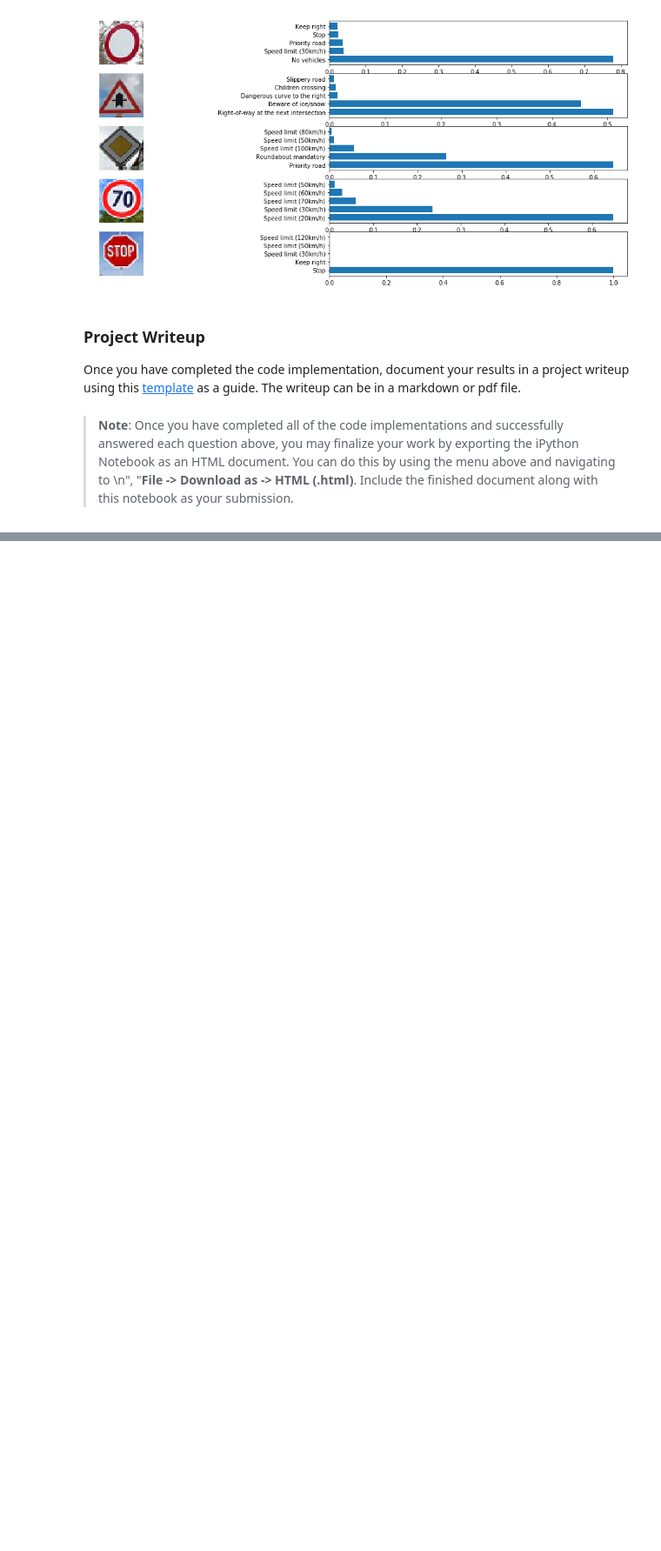
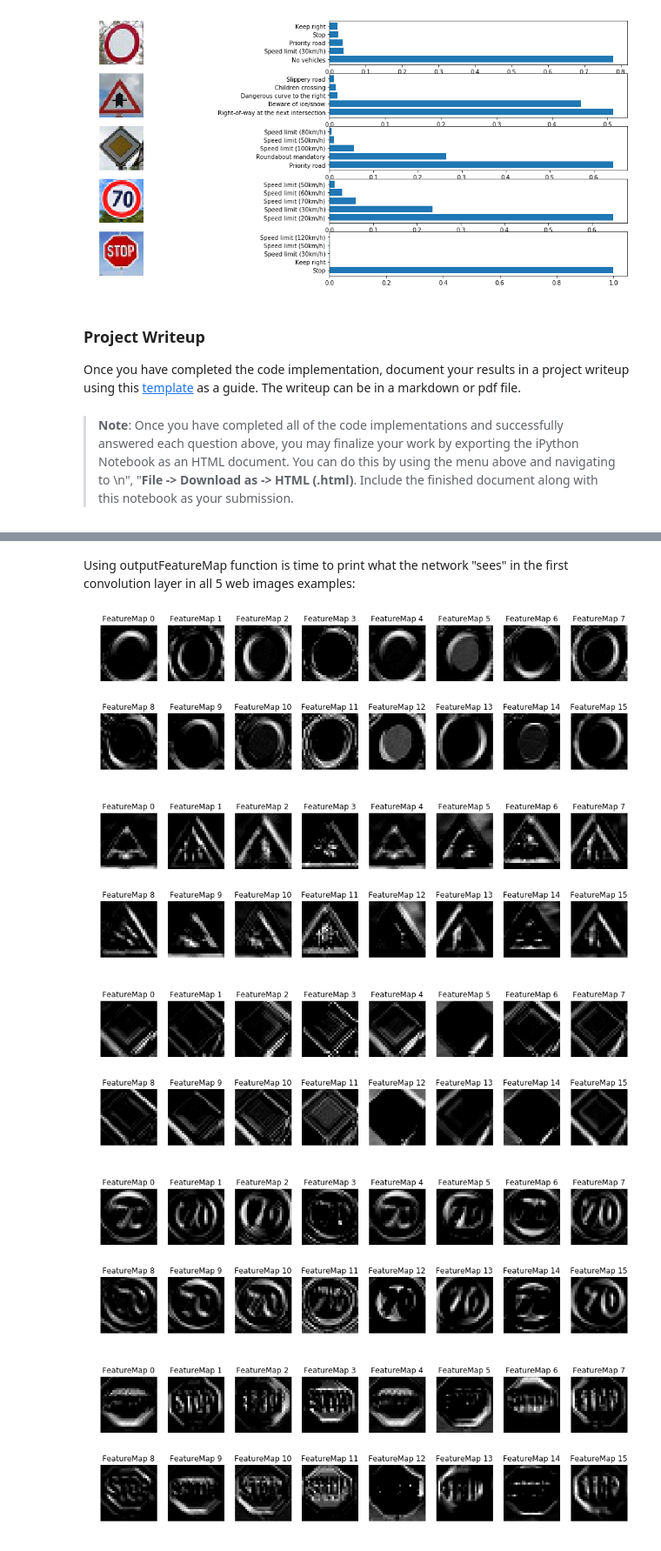
Before and after one commit to YggdrasillTech/SDCND_Project2, a Jupyter notebook: P2.ipynb, the cells around one changed output, grey strips where cells are left out. Shown at 87% size. Saved outputs shown, nothing was run; the diff lists cells and outputs as text; code cells hidden in the pictures; blank space fills up the shorter version.

```diff
--- a/P2.ipynb
+++ b/P2.ipynb
@@ -859,12 +894,13 @@ def outputFeatureMap(image_input, tf_activation, activation_min=-1, activation_m
     # image_input =
     # Note: x should be the same name as your network's tensorflow data placeholder variable
     # If you get an error tf_activation is not defined it may be having trouble accessing the variable from inside a function
-    activation = tf_activation.eval(session=sess,feed_dict={x : image_input})
+    activation = tf_activation.eval(session=sess,feed_dict={x : image_input, convkeep_prob: 1.0})
     featuremaps = activation.shape[3]
     plt.figure(plt_num, figsize=(15,15))
     for featuremap in range(featuremaps):
         plt.subplot(6,8, featuremap+1) # sets the number of feature maps to show on each row and column
         plt.title('FeatureMap ' + str(featuremap)) # displays the feature map number
+        plt.axis('off')
         if activation_min != -1 & activation_max != -1:
             plt.imshow(activation[0,:,:, featuremap], interpolation="nearest", vmin =activation_min, vmax=activation_max, cmap="gray")
         elif activation_max != -1:
@@ -873,3 +909,16 @@ def outputFeatureMap(image_input, tf_activation, activation_min=-1, activation_m
             plt.imshow(activation[0,:,:, featuremap], interpolation="nearest", vmin=activation_min, cmap="gray")
         else:
             plt.imshow(activation[0,:,:, featuremap], interpolation="nearest", cmap="gray")
+# %% [markdown]
+Using outputFeatureMap function is time to print what the network "sees" in the first convolution layer in all 5 web images examples:
+# %%
+with tf.Session() as sess:
+    for i in range(len(pp_web_img)):
+        saver.restore(sess, tf.train.latest_checkpoint('./model'))
+        outputFeatureMap(pp_web_img[i:i + 1], conv1_relu, plt_num=i)
+# %% [output]
+[figure, added]
+[figure, added]
+[figure, added]
+[figure, added]
+[figure, added]
```
Also changed, not shown: parts of 21 cells of this notebook, 1 other file.
